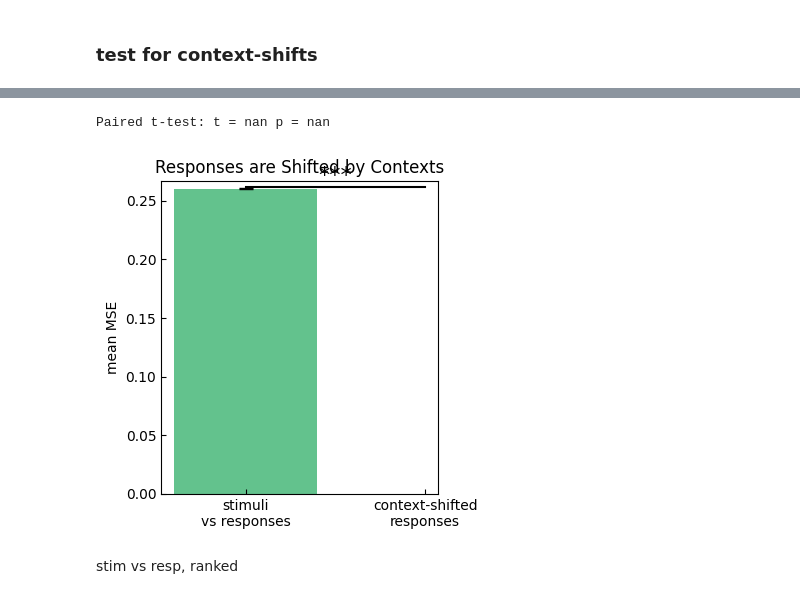
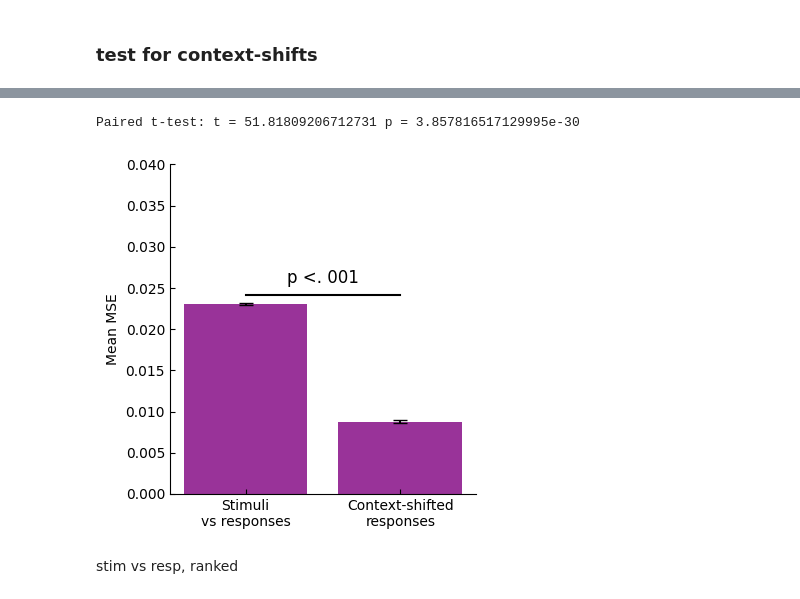
Before and after one commit to siyer7/asymmetry_design, a Jupyter notebook: code/python/simulation.ipynb, the cells around one changed output, grey strips where cells are left out. Cells and saved outputs as stored; diff of their text form; code cells hidden in the pictures.

```diff
--- a/code/python/simulation.ipynb
+++ b/code/python/simulation.ipynb
@@ -694,7 +709,7 @@ plt.show()
 # %% [markdown]
 ### test for context-shifts
 # %%
-# --- Context-shift alignment MSEs: within vs between ---
+# --- Context-shift alignment MSEs: within vs between (using original stim grid for alignment) ---
 from itertools import combinations
 import numpy as np
 
@@ -703,6 +718,10 @@ all_between_MSEs = []  # per net
 
 for net_idx in beh_df['net_idx'].unique():
     net_df = beh_df[beh_df['net_idx'] == net_idx]
+    # Ensure unique_stim_idx is present (should be from test_df/all_trials_df)
+    if 'unique_stim_idx' not in net_df.columns:
+        raise ValueError('unique_stim_idx column missing from beh_df. Merge from test_df if needed.')
+
     # Compute 3 within-context MSEs (stim_aligned vs resp_aligned for each context)
     net_within_MSEs = []
     for bound in boundaries:
@@ -711,31 +730,24 @@ for net_idx in beh_df['net_idx'].unique():
         net_within_MSEs.append(mse)
     all_within_MSEs.append(np.mean(net_within_MSEs))
 
-    # Compute between-context MSEs (pairwise resp_aligned between contexts, only for common stim_aligned)
+    # Compute between-context MSEs (pairwise resp_aligned between contexts, aligned by unique_stim_idx)
     net_between_MSEs = []
     for bound1, bound2 in combinations(boundaries, 2):
-
         c1_df = net_df[net_df['boundary'] == bound1]
         c2_df = net_df[net_df['boundary'] == bound2]
 
-        # retain resps only for overlapping stim_aligned vals between the two contexts
-        common_stim_aligned = np.intersect1d(c1_df['stim_aligned'].values, c2_df['stim_aligned'].values)
-        c1_overlap = c1_df[c1_df['stim_aligned'].isin(common_stim_aligned)].sort_values('stim_aligned')
-        c2_overlap = c2_df[c2_df['stim_aligned'].isin(common_stim_aligned)].sort_values('stim_aligned')
+        # Group by unique_stim_idx and take mean resp_aligned for each original stim
+        c1_mean = c1_df.groupby('unique_stim_idx')['resp_aligned'].mean()
+        c2_mean = c2_df.groupby('unique_stim_idx')['resp_aligned'].mean()
 
-        # avg over duplicated stim_aligned vals
-        c1_mean = c1_overlap.groupby('stim_aligned')['resp_aligned'].mean()
-        c2_mean = c2_overlap.groupby('stim_aligned')['resp_aligned'].mean()
-
-        # Now align indices and compute MSE
-        common_index = c1_mean.index.intersection(c2_mean.index)
-        mse = np.mean((c1_mean.loc[common_index] - c2_mean.loc[common_index]) ** 2)
+        # Align on shared unique_stim_idx
+        common_idx = c1_mean.index.intersection(c2_mean.index)
+        if len(common_idx) == 0:
+            mse = np.nan
+        else:
+            mse = np.mean((c1_mean.loc[common_idx] - c2_mean.loc[common_idx]) ** 2)
         net_between_MSEs.append(mse)
-    all_between_MSEs.append(np.mean(net_between_MSEs))
+    all_between_MSEs.append(np.nanmean(net_between_MSEs))  # nanmean in case of any missing
 
 all_within_MSEs = np.array(all_within_MSEs)
 all_between_MSEs = np.array(all_between_MSEs)
-
-print('Nets\' within-context MSEs:', all_within_MSEs)
-print('Nets\' between-context MSEs:', all_between_MSEs)
-print('Mean within:', all_within_MSEs.mean(), 'Mean between:', all_between_MSEs.mean())
@@ -751,39 +754,40 @@ Mean within: 0.2602551913946864 Mean between: nan
 # %%
 from scipy.stats import ttest_rel
 
 # --- Bar plot: Within vs Between context alignment MSEs ---
 fig, axs = plt.subplots(1, 1, figsize=(4, 4))
 axs = [axs]  # flatten for consistent indexing
 ax = 0
 
 means = [all_within_MSEs.mean(), all_between_MSEs.mean()]
 sems = [all_within_MSEs.std() / np.sqrt(len(all_within_MSEs)),
         all_between_MSEs.std() / np.sqrt(len(all_between_MSEs))]
 
-bars = axs[ax].bar([0, 1], means, yerr=sems, capsize=5, color=['mediumseagreen', 'mediumpurple'], alpha=0.8)
-axs[ax].set(xticks=[0, 1], xticklabels=['stimuli\nvs responses', 'context-shifted\nresponses'], ylabel='mean MSE')
+bars = axs[ax].bar([0, 1], means, yerr=sems, capsize=5, color=['purple', 'purple'], alpha=0.8)
+axs[ax].set(xticks=[0, 1], xticklabels=['Stimuli\nvs responses', 'Context-shifted\nresponses'], ylabel='Mean MSE')
 axs[ax].grid(False)  # Remove grid
-axs[ax].set_title('Responses are Shifted by Contexts')
+# axs[ax].set_title('Responses are Shifted by Contexts')
 
 # Draw only horizontal line connecting bar tops
 bar_tops = [means[0] + sems[0], means[1] + sems[1]]
 line_y = max(bar_tops) + 0.001
 axs[ax].plot([0, 1], [line_y, line_y], color='black', linewidth=1.5)
 
 # Place stars just above the line, within plot area
 t_stat, p_val = ttest_rel(all_within_MSEs, all_between_MSEs)
 print("Paired t-test: t =", t_stat, "p =", p_val)
-axs[ax].text(0.5, line_y + 0.001, '***', ha='center', va='bottom', fontsize=16)
+axs[ax].text(0.5, line_y + 0.001, 'p <. 001', ha='center', va='bottom', fontsize=12)
 
 # Increase ylim if needed to fit stars
 axs[ax].set_ylim(0, line_y + 0.005)
+axs[ax].set_ylim(0, .04)
 
 plt.tight_layout()
 plt.savefig('../../figs/ccn/beh-net-mse_resp_shifts.svg', format='svg')
 plt.show()
 # %% [output]
-Paired t-test: t = nan p = nan
+Paired t-test: t = 51.81809206712731 p = 3.857816517129995e-30
-[figure, old version]
+[figure, new version]
 # %% [markdown]
 stim vs resp, ranked
 # %%
```
Also changed, not shown: parts of 13 cells of this notebook, 2 other files.
